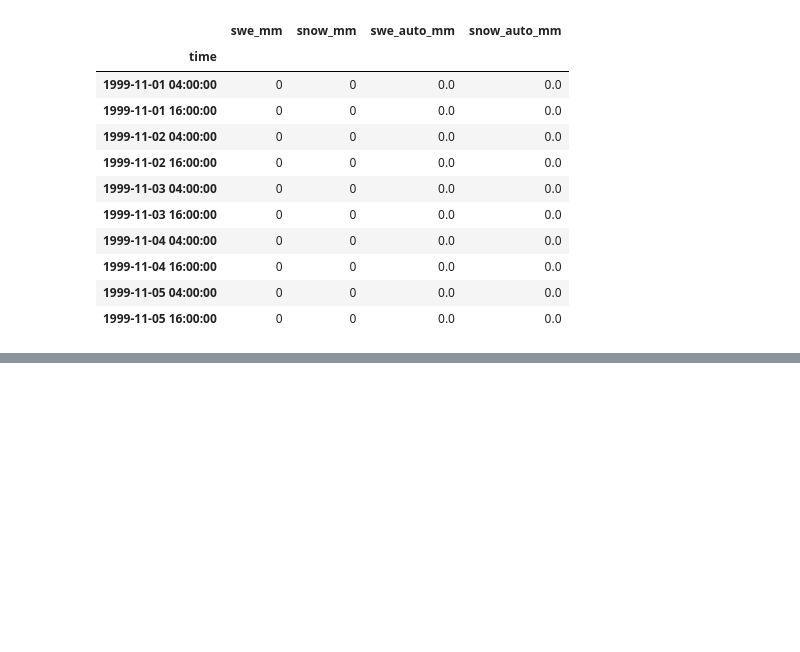
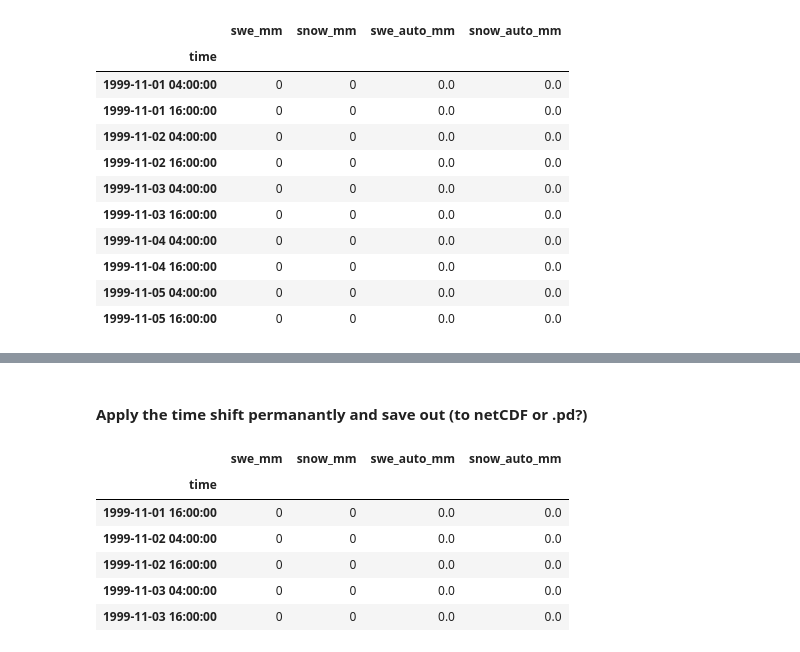
Before and after one commit to m-wessler/snow-liquid-ratio, a Jupyter notebook: data-viz/Alta_Collins_Invest.ipynb, the cells around one changed output, grey strips where cells are left out. Drawn from its saved outputs; the diff is of its cells as text; code cells hidden in the pictures; blank space fills up the shorter version.

```diff
--- a/data-viz/Alta_Collins_Invest.ipynb
+++ b/data-viz/Alta_Collins_Invest.ipynb
@@ -203,0 +228,17 @@ plt.show()
+# %% [markdown]
+#### Apply the time shift permanantly and save out (to netCDF or .pd?)
+# %%
+# We only want to time shift the MANUAL observations! Break out the values and shift the array as needed
+data_shift = data.copy(deep=True)
+data_shift.index = data_shift.index + timedelta(hours=time_shift)
+
+data_save = data_shift.merge(data_auto_12, on='time')
+data_save[:5]
+# %% [output]
+|  | swe_mm | snow_mm | swe_auto_mm | snow_auto_mm |
+| time |  |  |  |  |
+| 1999-11-01 16:00:00 | 0 | 0 | 0.0 | 0.0 |
+| 1999-11-02 04:00:00 | 0 | 0 | 0.0 | 0.0 |
+| 1999-11-02 16:00:00 | 0 | 0 | 0.0 | 0.0 |
+| 1999-11-03 04:00:00 | 0 | 0 | 0.0 | 0.0 |
+| 1999-11-03 16:00:00 | 0 | 0 | 0.0 | 0.0 |
```
Also changed, not shown: parts of 5 cells of this notebook.
